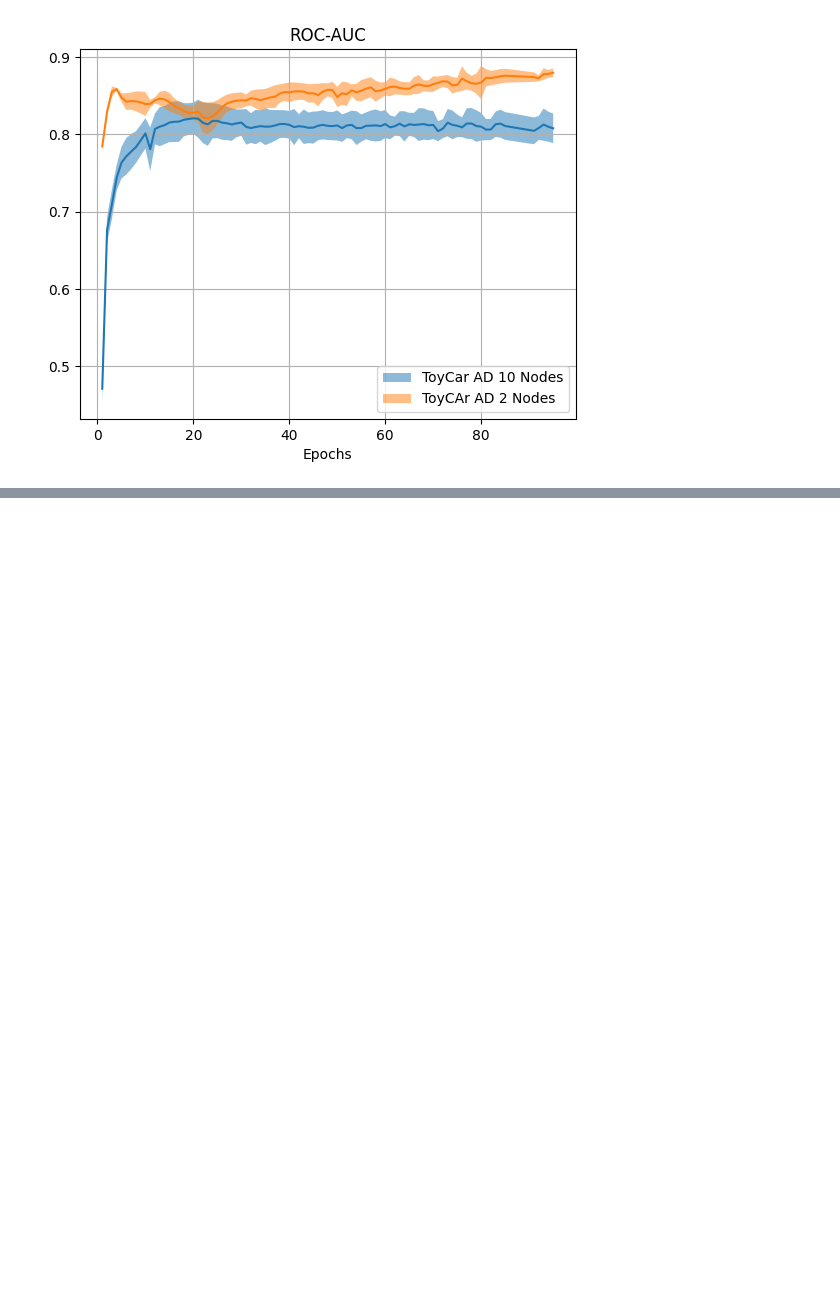
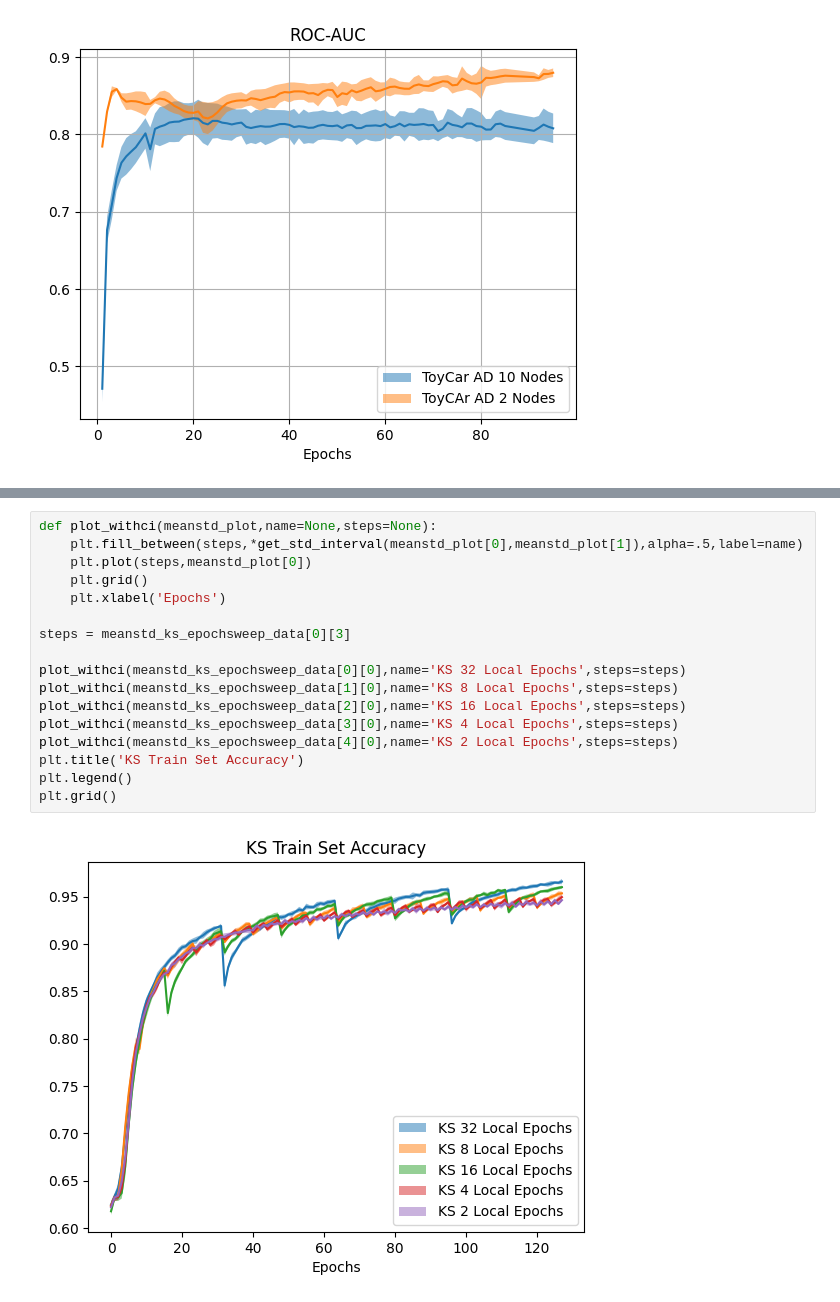
Before and after one commit to Lawrence-lugs/cidr-ufl, a Jupyter notebook: data_analysis.ipynb, the cells around one changed output, grey strips where cells are left out. Cells and saved outputs as stored; diff of their text form; blank space fills up the shorter version.

```diff
--- a/data_analysis.ipynb
+++ b/data_analysis.ipynb
@@ -130,0 +169,19 @@ plt.grid()
+# %%
+def plot_withci(meanstd_plot,name=None,steps=None):
+    plt.fill_between(steps,*get_std_interval(meanstd_plot[0],meanstd_plot[1]),alpha=.5,label=name)
+    plt.plot(steps,meanstd_plot[0])
+    plt.grid()
+    plt.xlabel('Epochs')
+
+steps = meanstd_ks_epochsweep_data[0][3]
+
+plot_withci(meanstd_ks_epochsweep_data[0][0],name='KS 32 Local Epochs',steps=steps)
+plot_withci(meanstd_ks_epochsweep_data[1][0],name='KS 8 Local Epochs',steps=steps)
+plot_withci(meanstd_ks_epochsweep_data[2][0],name='KS 16 Local Epochs',steps=steps)
+plot_withci(meanstd_ks_epochsweep_data[3][0],name='KS 4 Local Epochs',steps=steps)
+plot_withci(meanstd_ks_epochsweep_data[4][0],name='KS 2 Local Epochs',steps=steps)
+plt.title('KS Train Set Accuracy')
+plt.legend()
+plt.grid()
+# %% [output]
+[figure, added]
```
Also changed, not shown: parts of 14 cells of this notebook, 13 other files.
